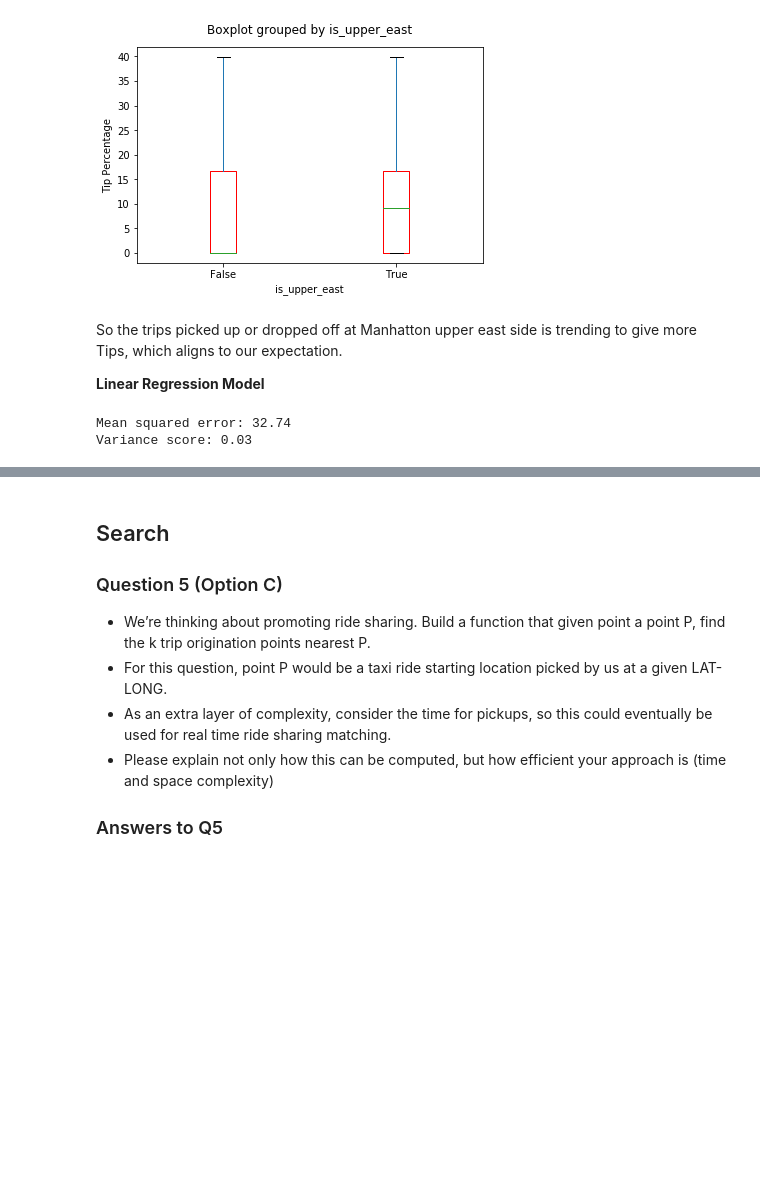
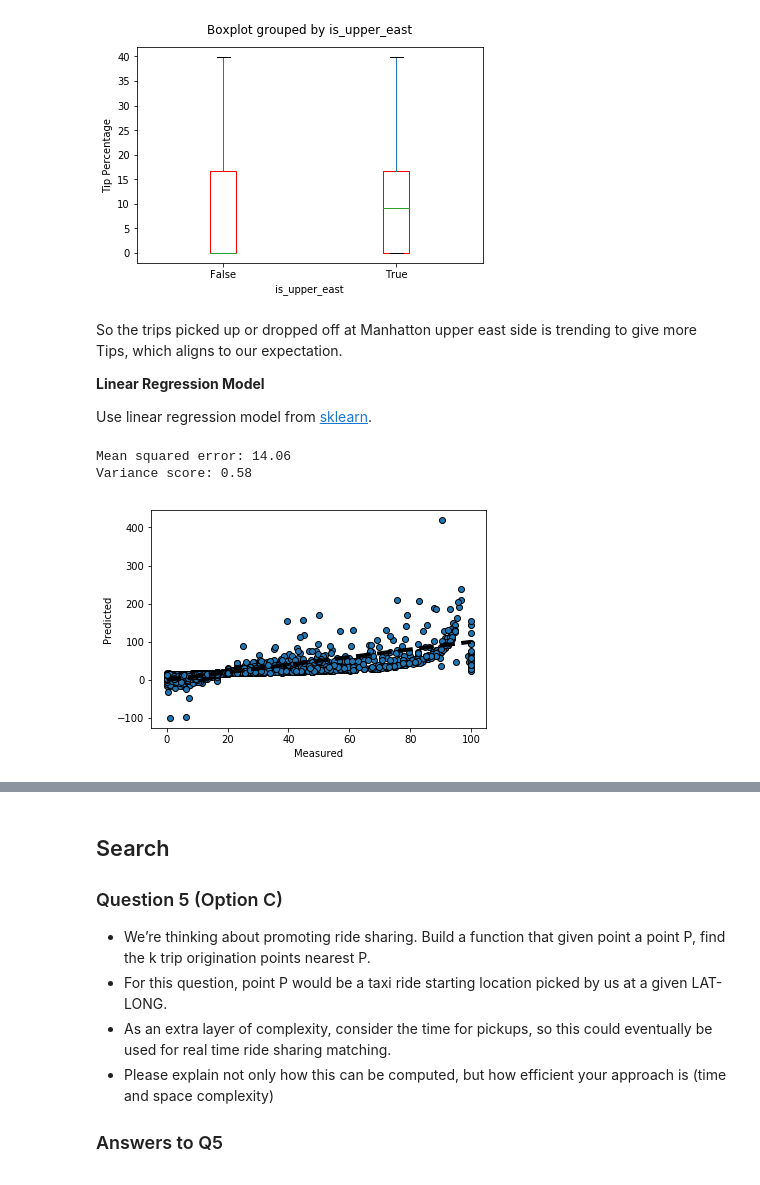
Before and after one commit to mmcat/c1_g_cab, a Jupyter notebook: nyc_green_taxi_09_2015.ipynb, the cells around one changed output, grey strips where cells are left out. Drawn from its saved outputs; the diff is of its cells as text; code cells hidden in the pictures; blank space fills up the shorter version.

Commit message:
add back total amount feature

```diff
--- a/nyc_green_taxi_09_2015.ipynb
+++ b/nyc_green_taxi_09_2015.ipynb
@@ -467,9 +467,9 @@ def transform(X):
     new_features = ['pick_up_hour', 'drop_off_hour', 'drop_postal_zip_encode', 'pick_postal_zip_encode']
 
     # Normalize numerical features, exclude tip_amount and total_amount
-    numerical_features = ['Trip_distance', 'Fare_amount', 'Extra', 'MTA_tax', 'improvement_surcharge', 'Tolls_amount']
+    numerical_features = ['Trip_distance', 'Fare_amount', 'Extra', 'MTA_tax', 'improvement_surcharge', 'Tolls_amount', 'Total_amount']
     numerical_features_normed = ['Trip_distance_norm', 'Fare_amount_norm', 'Extra_norm', 'MTA_tax_norm',
-                                 'improvement_surcharge_norm', 'Tolls_amount_norm']
+                                 'improvement_surcharge_norm', 'Tolls_amount_norm', 'Total_amount_norm']
 
     from sklearn.preprocessing import StandardScaler
     scalar = StandardScaler()
@@ -641,38 +644,53 @@ So the trips picked up or dropped off at Manhatton upper east side is trending t
 
 
 **Linear Regression Model**
+
+Use linear regression model from [sklearn](http://scikit-learn.org/stable/modules/generated/sklearn.linear_model.LinearRegression.html).
 # %%
 # Linear Regression for tip_percentage
-from sklearn.linear_model import LinearRegression
+from sklearn.linear_model import LinearRegression, Ridge, Lasso
 from sklearn.metrics import mean_squared_error, r2_score
+from sklearn.model_selection import cross_val_predict
 
 import warnings
 warnings.filterwarnings(action="ignore", module="scipy", message="^internal gelsd")
 
 idx = np.where(data.tip_percentage>0)[0]
 X=data.iloc[idx,].drop(['tip_percentage'], axis=1)
 y=data.iloc[idx,].tip_percentage
 X_train, X_test, y_train, y_test = train_test_split(X, y, test_size=0.2, random_state=42)
 
 
 # clf = LogisticRegression()
 
 X_train_tf = transform(X_train)
 X_test_tf = transform(X_test)
 # Create linear regression object
 regr = LinearRegression()
+# regr = Ridge (alpha = .5)
+# regr = Lasso(alpha = 0)
 
 # Train the model using the training sets
 regr.fit(X_train_tf, y_train)
 
-# Make predictions using the testing set
-y_pred = regr.predict(X_test_tf)
+# Make cross validation predictions using the testing set
+y_pred = cross_val_predict(regr, X_test_tf, y_test, cv=10)
+
+# y_pred = regr.predict(X_test_tf)
 
 # The mean squared error
 print("Mean squared error: %.2f"
       % mean_squared_error(y_test, y_pred))
 # Explained variance score: 1 is perfect prediction
 print('Variance score: %.2f' % r2_score(y_test, y_pred))
+
+fig, ax = plt.subplots()
+ax.scatter(y_test, y_pred, edgecolors=(0, 0, 0))
+ax.plot([y_test.min(), y_test.max()], [y_test.min(), y_test.max()], 'k--', lw=4)
+ax.set_xlabel('Measured')
+ax.set_ylabel('Predicted')
+plt.show()
 # %% [output]
-Mean squared error: 32.74
-Variance score: 0.03
+Mean squared error: 14.06
+Variance score: 0.58
+[figure, added]
```
Also changed, not shown: parts of 9 cells of this notebook.
